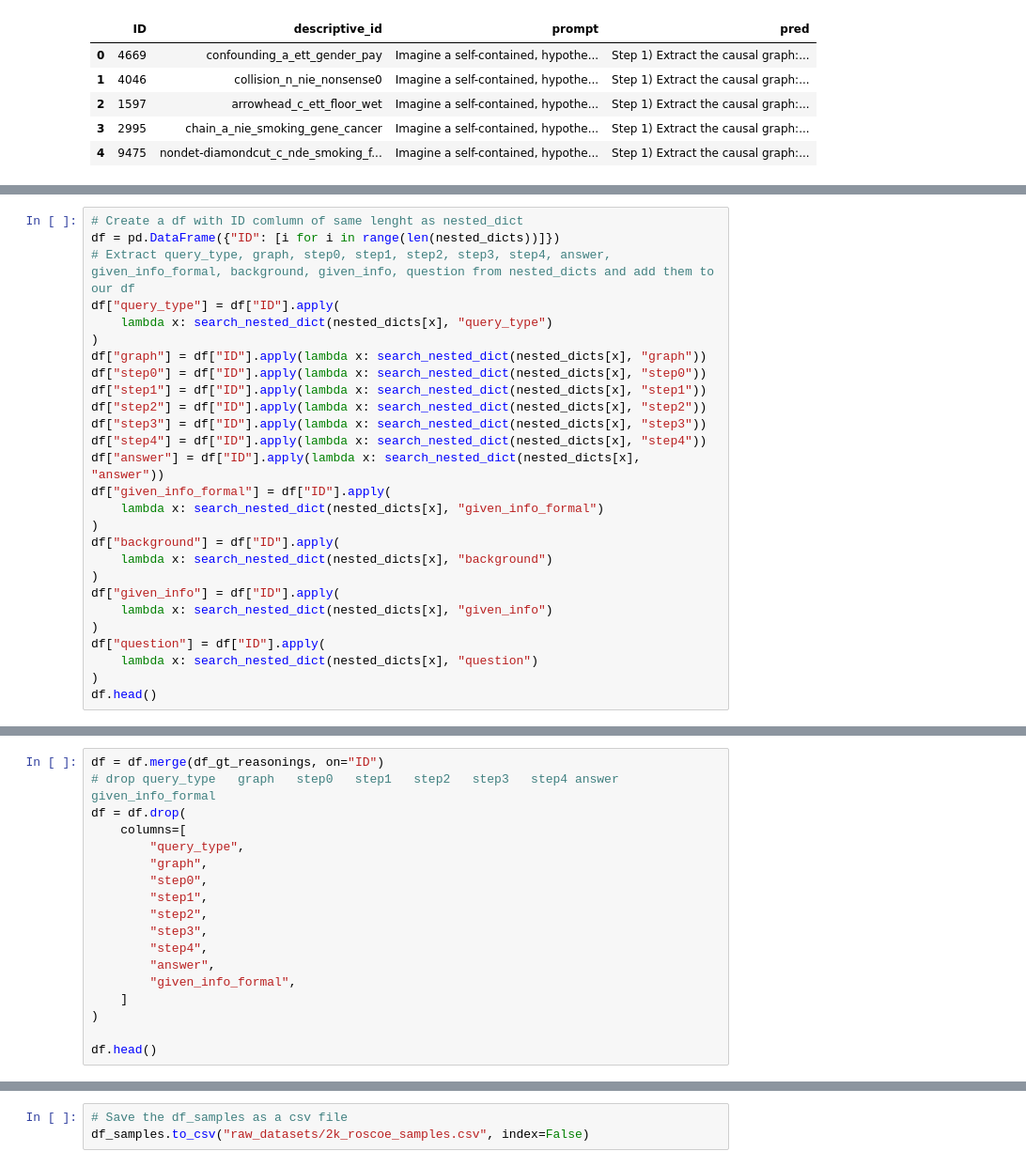
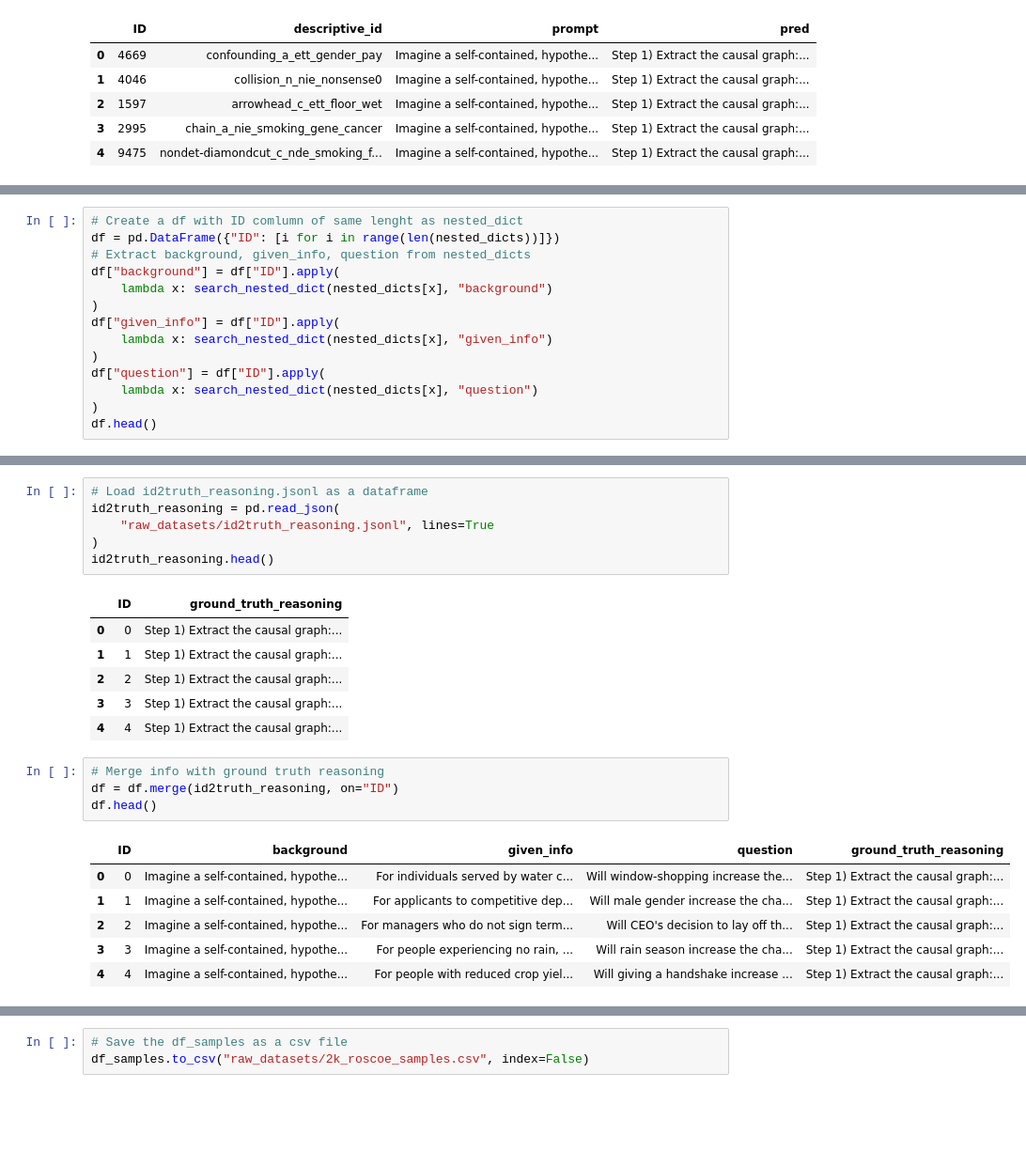
Before and after one commit to TheBlueHawk/CausalLLMs, a Jupyter notebook: roscoe_exp/roscoe_final.ipynb, the cells around one changed output, grey strips where cells are left out. Shown: that part at 94% size. Drawn from its saved outputs; the diff is of its cells as text; blank space fills up the shorter version.

```diff
--- a/roscoe_exp/roscoe_final.ipynb
+++ b/roscoe_exp/roscoe_final.ipynb
@@ -124,20 +155,7 @@ with open("raw_datasets/bern_cna_35.json") as f:
 # %%
 # Create a df with ID comlumn of same lenght as nested_dict
 df = pd.DataFrame({"ID": [i for i in range(len(nested_dicts))]})
-# Extract query_type, graph, step0, step1, step2, step3, step4, answer, given_info_formal, background, given_info, question from nested_dicts and add them to our df
-df["query_type"] = df["ID"].apply(
-    lambda x: search_nested_dict(nested_dicts[x], "query_type")
-)
-df["graph"] = df["ID"].apply(lambda x: search_nested_dict(nested_dicts[x], "graph"))
-df["step0"] = df["ID"].apply(lambda x: search_nested_dict(nested_dicts[x], "step0"))
-df["step1"] = df["ID"].apply(lambda x: search_nested_dict(nested_dicts[x], "step1"))
-df["step2"] = df["ID"].apply(lambda x: search_nested_dict(nested_dicts[x], "step2"))
-df["step3"] = df["ID"].apply(lambda x: search_nested_dict(nested_dicts[x], "step3"))
-df["step4"] = df["ID"].apply(lambda x: search_nested_dict(nested_dicts[x], "step4"))
-df["answer"] = df["ID"].apply(lambda x: search_nested_dict(nested_dicts[x], "answer"))
-df["given_info_formal"] = df["ID"].apply(
-    lambda x: search_nested_dict(nested_dicts[x], "given_info_formal")
-)
+# Extract background, given_info, question from nested_dicts
 df["background"] = df["ID"].apply(
     lambda x: search_nested_dict(nested_dicts[x], "background")
 )
@@ -207,18 +175,0 @@ with open("raw_datasets/id2truth_reasoning.jsonl", "w") as f:
-# %%
-df = df.merge(df_gt_reasonings, on="ID")
-# drop query_type	graph	step0	step1	step2	step3	step4 answer given_info_formal
-df = df.drop(
-    columns=[
-        "query_type",
-        "graph",
-        "step0",
-        "step1",
-        "step2",
-        "step3",
-        "step4",
-        "answer",
-        "given_info_formal",
-    ]
-)
-
-df.head()
@@ -232 +176,25 @@ df.head()
+# %%
+# Load id2truth_reasoning.jsonl as a dataframe
+id2truth_reasoning = pd.read_json(
+    "raw_datasets/id2truth_reasoning.jsonl", lines=True
+)
+id2truth_reasoning.head()
+# %% [output]
+|  | ID | ground_truth_reasoning |
+| 0 | 0 | Step 1) Extract the causal graph:... |
+| 1 | 1 | Step 1) Extract the causal graph:... |
+| 2 | 2 | Step 1) Extract the causal graph:... |
+| 3 | 3 | Step 1) Extract the causal graph:... |
+| 4 | 4 | Step 1) Extract the causal graph:... |
+# %%
+# Merge info with ground truth reasoning
+df = df.merge(id2truth_reasoning, on="ID")
+df.head()
+# %% [output]
+|  | ID | background | given_info | question | ground_truth_reasoning |
+| 0 | 0 | Imagine a self-contained, hypothe... | For individuals served by water c... | Will window-shopping increase the... | Step 1) Extract the causal graph:... |
+| 1 | 1 | Imagine a self-contained, hypothe... | For applicants to competitive dep... | Will male gender increase the cha... | Step 1) Extract the causal graph:... |
+| 2 | 2 | Imagine a self-contained, hypothe... | For managers who do not sign term... | Will CEO's decision to lay off th... | Step 1) Extract the causal graph:... |
+| 3 | 3 | Imagine a self-contained, hypothe... | For people experiencing no rain, ... | Will rain season increase the cha... | Step 1) Extract the causal graph:... |
+| 4 | 4 | Imagine a self-contained, hypothe... | For people with reduced crop yiel... | Will giving a handshake increase ... | Step 1) Extract the causal graph:... |
 # %%
```
Also changed, not shown: parts of 45 cells of this notebook, 3 other files.
